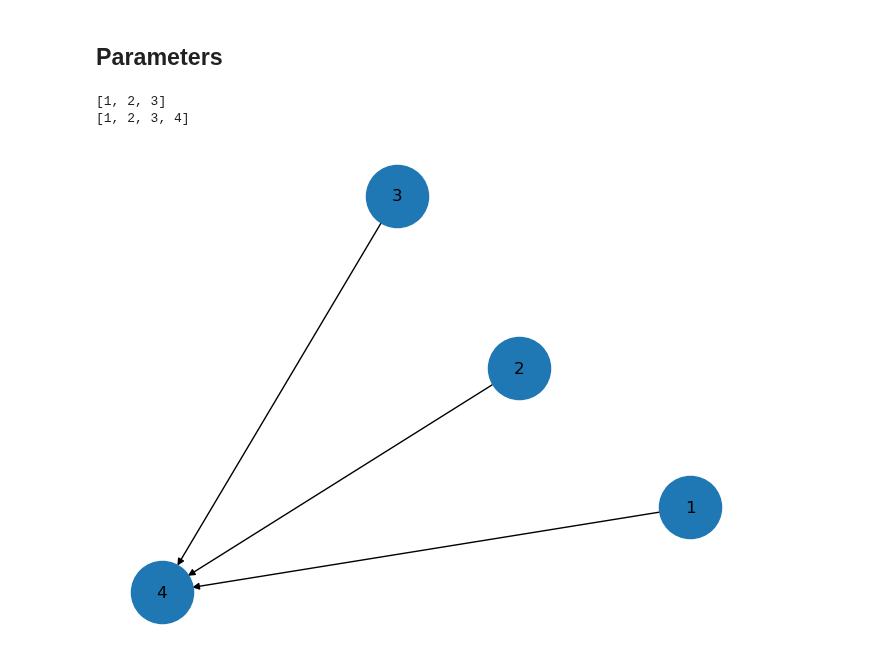
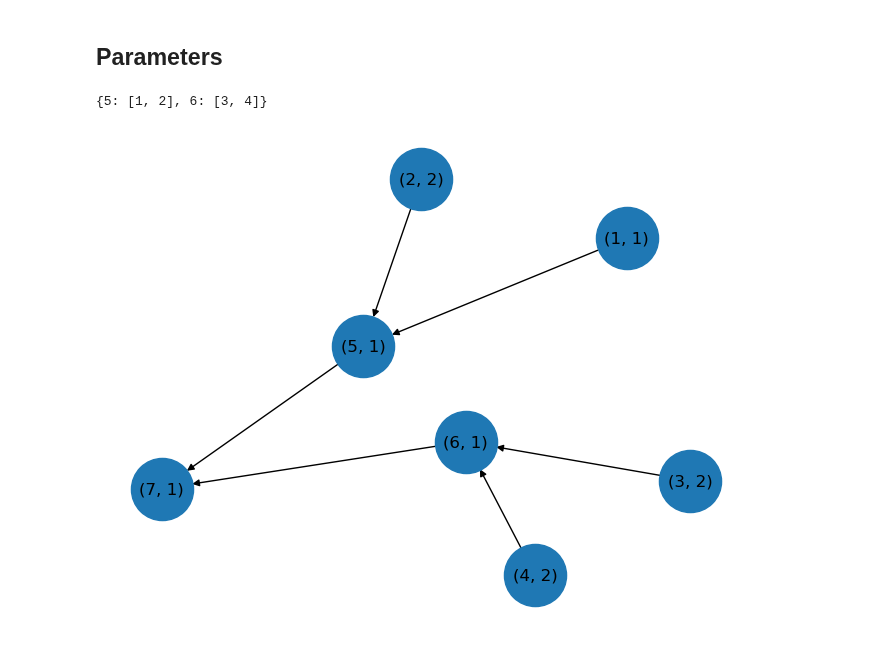
Before and after one commit to hmedal/sae-dsc-hmedal, a Jupyter notebook: examples/multi-commodity.ipynb, the cells around one changed output. Cells and saved outputs as stored; diff of their text form; code cells hidden in the pictures.

```diff
--- a/examples/multi-commodity.ipynb
+++ b/examples/multi-commodity.ipynb
@@ -25,21 +21,0 @@ numSuppliersPerPart = 2
-# %%
-numEchelsons = 1
-numComponents = 3
-
-components = list(range(1, numComponents + 1))
-componentsForSubsystems = {}
-subsystemsForComponents = {}
-if numEchelsons == 1:
-    assembliesStructure = {n : [] for n in components}
-    assemblyNodes = []
-    finalNodes = [numComponents + 1]
-else:
-    assembliesStructure = {}
-    assemblyNodes = list(assembliesStructure.keys())
-allNodes = components + assemblyNodes + finalNodes
-nonComponentNodes = assemblyNodes + finalNodes
-print(components)
-print(allNodes)
-# %% [output]
-[1, 2, 3]
-[1, 2, 3, 4]
@@ -46,40 +35,67 @@ print(allNodes)
+# %%
+if not multiEchelon:
+    assemblyNodes = []
+    components = list(range(1, numComponents + 1))
+else:
+    components = []
+    assemblyNodes = []
+    componentID = 1
+    assembliesStructure = {}
+    for i in range(numComponents + 1, numComponents + numAssemblies + 1):
+        assemblyNodes.append(i)
+        assembliesStructure[i] = []
+        for j in range(1, numComponentsPerAssembly + 1):
+            components.append(componentID)
+            assembliesStructure[i].append(componentID)
+            componentID += 1
+finalNode = numComponents + len(assemblyNodes) + 1
+finalNodes = [finalNode]
+allNodes = components + assemblyNodes + [finalNode]
+nonComponentNodes = assemblyNodes + [finalNode]
+# %%
+print(assembliesStructure)
+# %% [output]
+{5: [1, 2], 6: [3, 4]}
 # %%
 G = nx.DiGraph()
 
 numNodes = len(components) + len(assemblyNodes) + len(finalNodes)
 
 np.random.seed(0)
 maxServiceTimeOutList = 20*np.ones(numNodes)
 maxServiceTimeOutList[numNodes-1] = 0
 
 for n in allNodes:
-    time = np.random.randint(1, 4)
+    time = np.random.randint(1, timeUB)
     if n in finalNodes:
         maxTime = 0
     else:
         maxTime = 100
     G.add_node(n, process_time=time,
                max_service_time_out=maxTime,
                stage_cost=np.random.randint(1, 6))
 
-# for n in assemblyNodes:
-#     for component in assembliesStructure[n]:
-#         G.add_edge(component, n)
-
-if numEchelsons == 1:
+if multiEchelon is False:
     for n in components:
         for n2 in finalNodes:
             G.add_edge(n, n2)
+else:
+    for n in assemblyNodes:
+        G.add_edge(n, finalNode)
+        for component in assembliesStructure[n]:
+            G.add_edge(component, n)
 
 maxServiceTimeOut = nx.get_node_attributes(G, 'max_service_time_out')
 processTimesDict = nx.get_node_attributes(G, 'process_time')
 stageCostDict = nx.get_node_attributes(G, 'stage_cost')
 maxServiceTimeOut = nx.get_node_attributes(G, 'max_service_time_out')
 
-nx.draw(G, with_labels=True, node_size=2000)
+node_labels = {node: (node, processTimesDict[node]) for node in G.nodes()}
+pos = nx.spring_layout(G)
+nx.draw(G, pos, labels = node_labels, with_labels=True, node_size=2000)
 plt.show()
 # %% [output]
-[figure, old version]
+[figure, new version]
 # %%
 safetyFactor = 1.645
 sigma = 3
```
Also changed, not shown: parts of 27 cells of this notebook, 4 other files.
